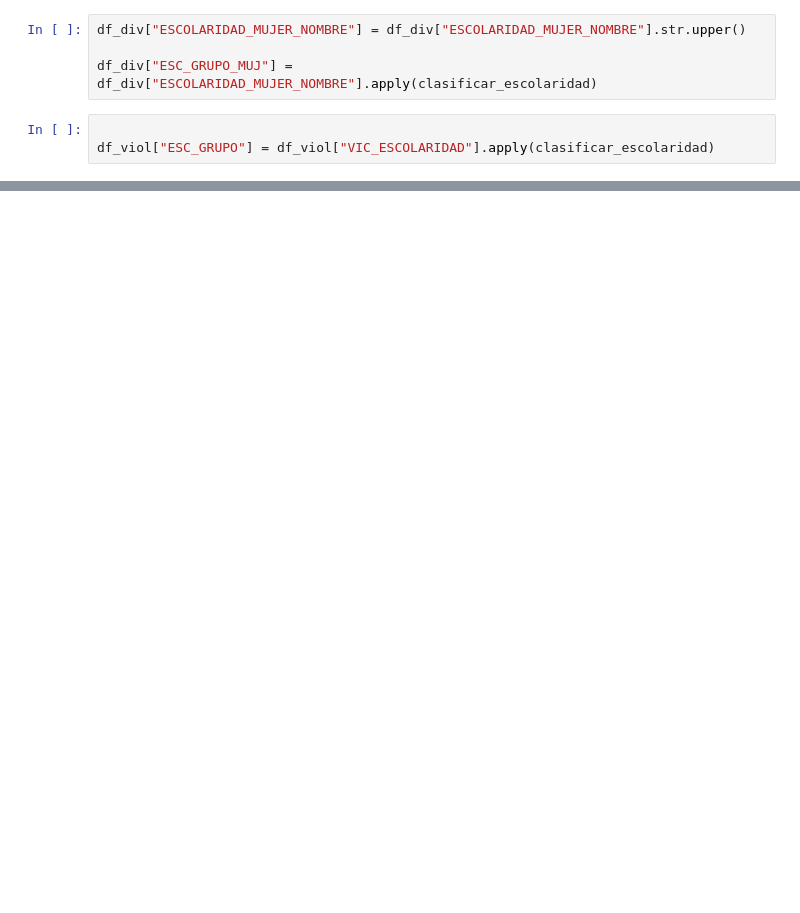
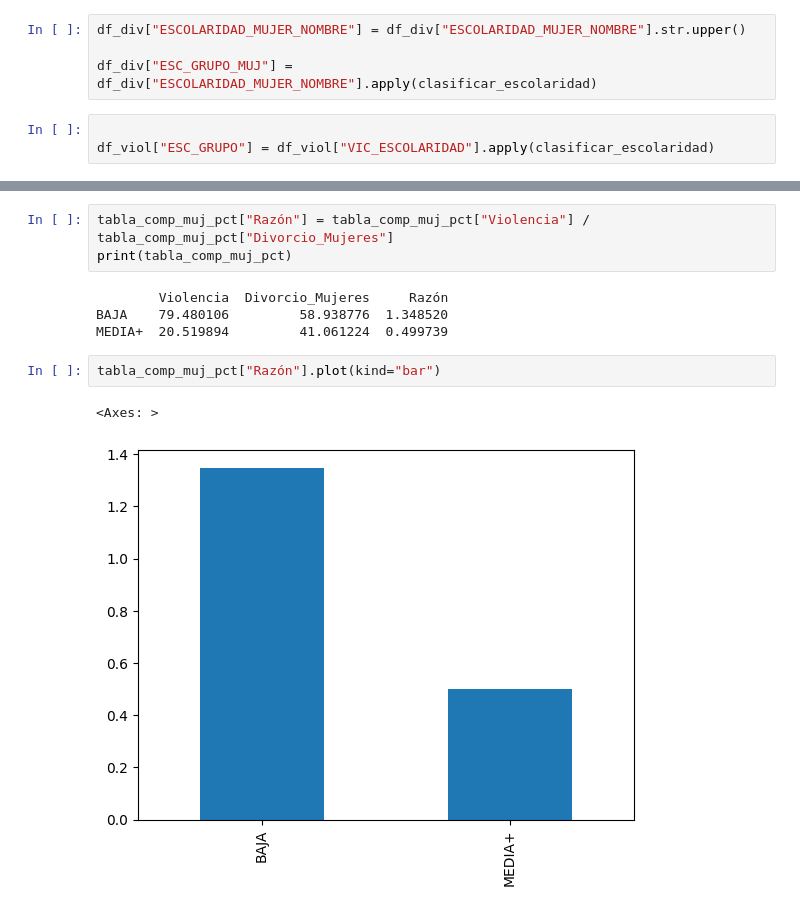
Before and after one commit to ecarcamo/pry1-data-mining, a Jupyter notebook: data/preguntas_corregidas/pregunta3.ipynb, the cells around one changed output, grey strips where cells are left out. Drawn from its saved outputs; the diff is of its cells as text; blank space fills up the shorter version.

```diff
--- a/data/preguntas_corregidas/pregunta3.ipynb
+++ b/data/preguntas_corregidas/pregunta3.ipynb
@@ -70,0 +164,12 @@ MEDIA      21124           14084.0
+# %%
+tabla_comp_muj_pct["Razón"] = tabla_comp_muj_pct["Violencia"] / tabla_comp_muj_pct["Divorcio_Mujeres"]
+print(tabla_comp_muj_pct)
+# %% [output]
+        Violencia  Divorcio_Mujeres     Razón
+BAJA    79.480106         58.938776  1.348520
+MEDIA+  20.519894         41.061224  0.499739
+# %%
+tabla_comp_muj_pct["Razón"].plot(kind="bar")
+# %% [output]
+<Axes: >
+[figure, added]
```
Also changed, not shown: parts of 12 cells of this notebook.
